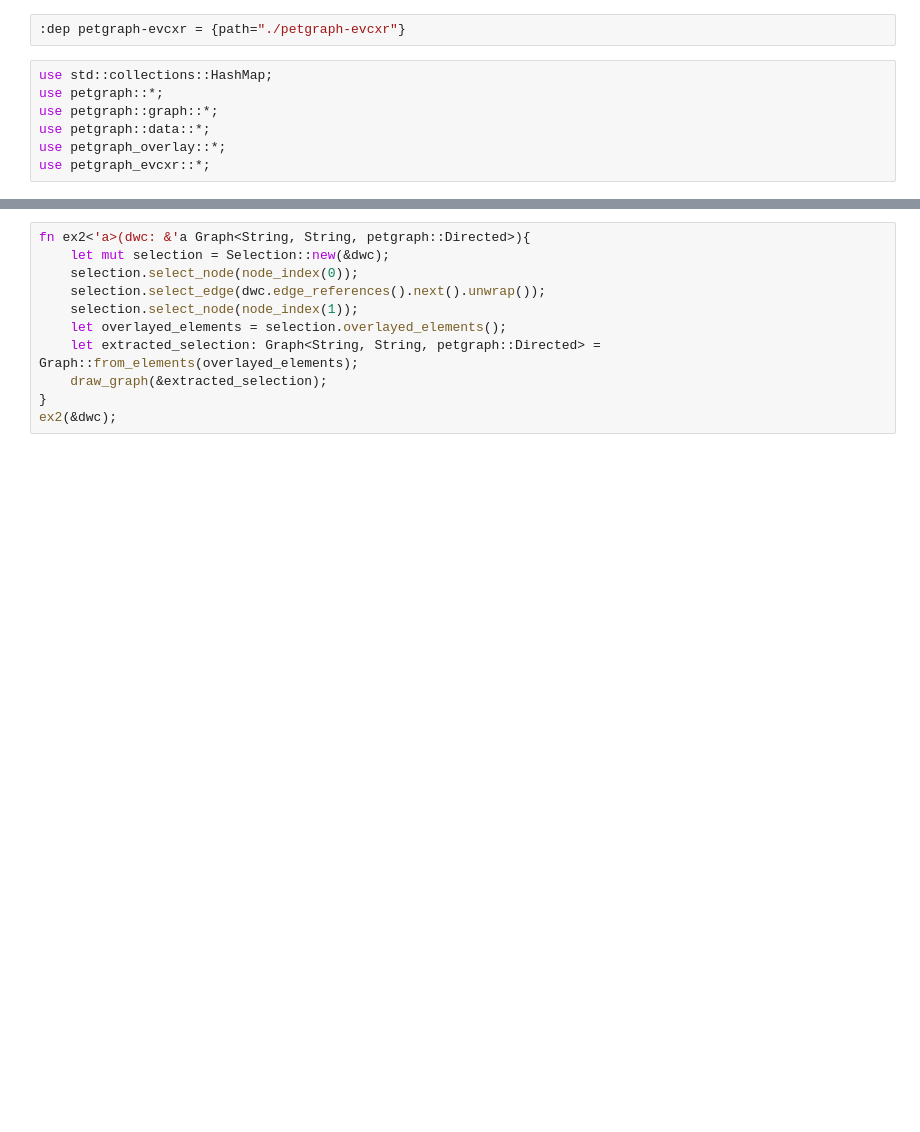
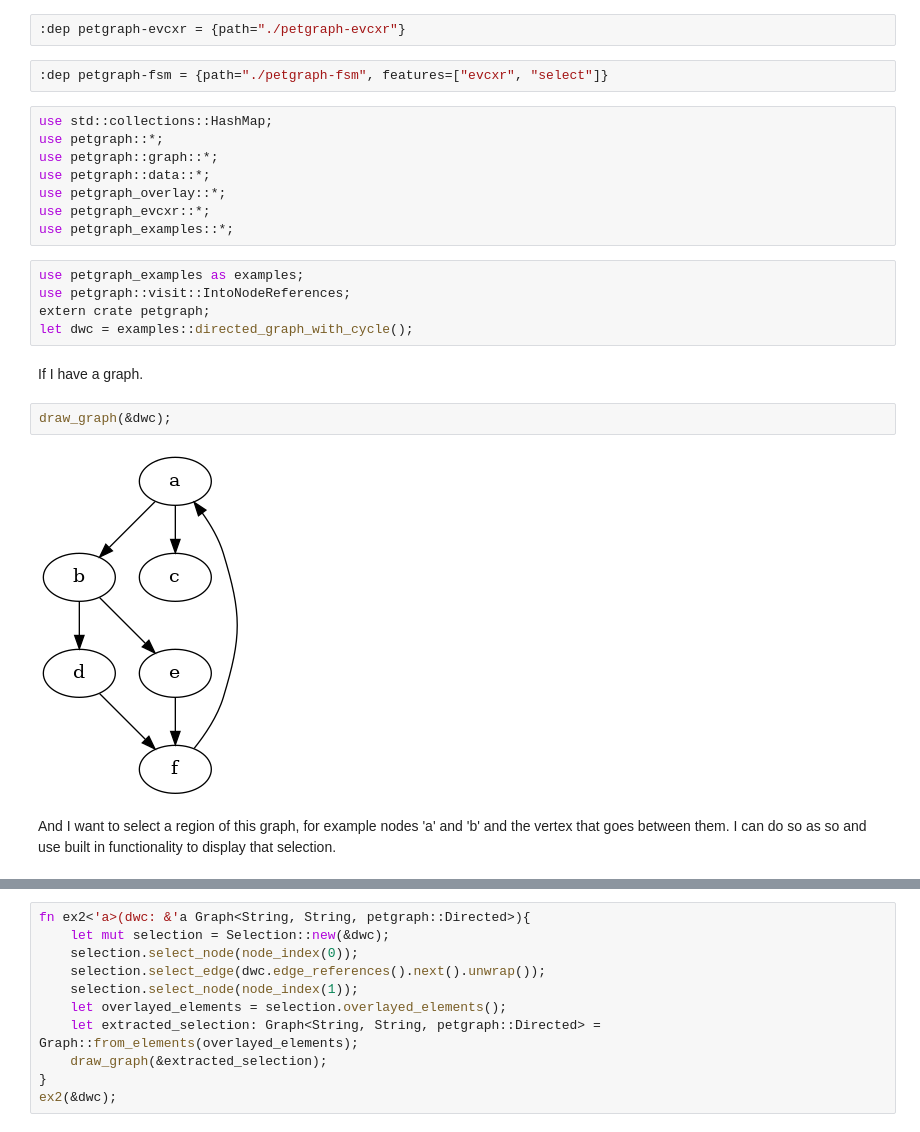
Before and after one commit to timthelion/rust-jupyter, a Jupyter notebook: walk-trees-part2-walks.ipynb, the cells around one changed output, grey strips where cells are left out. Drawn from its saved outputs; the diff is of its cells as text; blank space fills up the shorter version.

Commit message:
Add simple walk example to part 2

```diff
--- a/walk-trees-part2-walks.ipynb
+++ b/walk-trees-part2-walks.ipynb
@@ -19,6 +19,8 @@ A walk is a connected subgraph of a graph. It is selected by selecting an altern
 :dep petgraph-overlay = {path="./petgraph-overlay"}
 # %%
 :dep petgraph-evcxr = {path="./petgraph-evcxr"}
+# %%
+:dep petgraph-fsm = {path="./petgraph-fsm", features=["evcxr", "select"]}
 # %%
 use std::collections::HashMap;
 use petgraph::*;
@@ -26,4 +28,18 @@ use petgraph::graph::*;
 use petgraph::data::*;
 use petgraph_overlay::*;
 use petgraph_evcxr::*;
+use petgraph_examples::*;
+# %%
+use petgraph_examples as examples;
+use petgraph::visit::IntoNodeReferences;
+extern crate petgraph;
+let dwc = examples::directed_graph_with_cycle();
+# %% [markdown]
+If I have a graph.
+# %%
+draw_graph(&dwc);
+# %% [output]
+[figure, added]
+# %% [markdown]
+And I want to select a region of this graph, for example nodes 'a' and 'b' and the vertex that goes between them. I can do so as so and use built in functionality to display that selection.
 # %%
```
Also changed, not shown: parts of 8 cells of this notebook, 1 other file.
